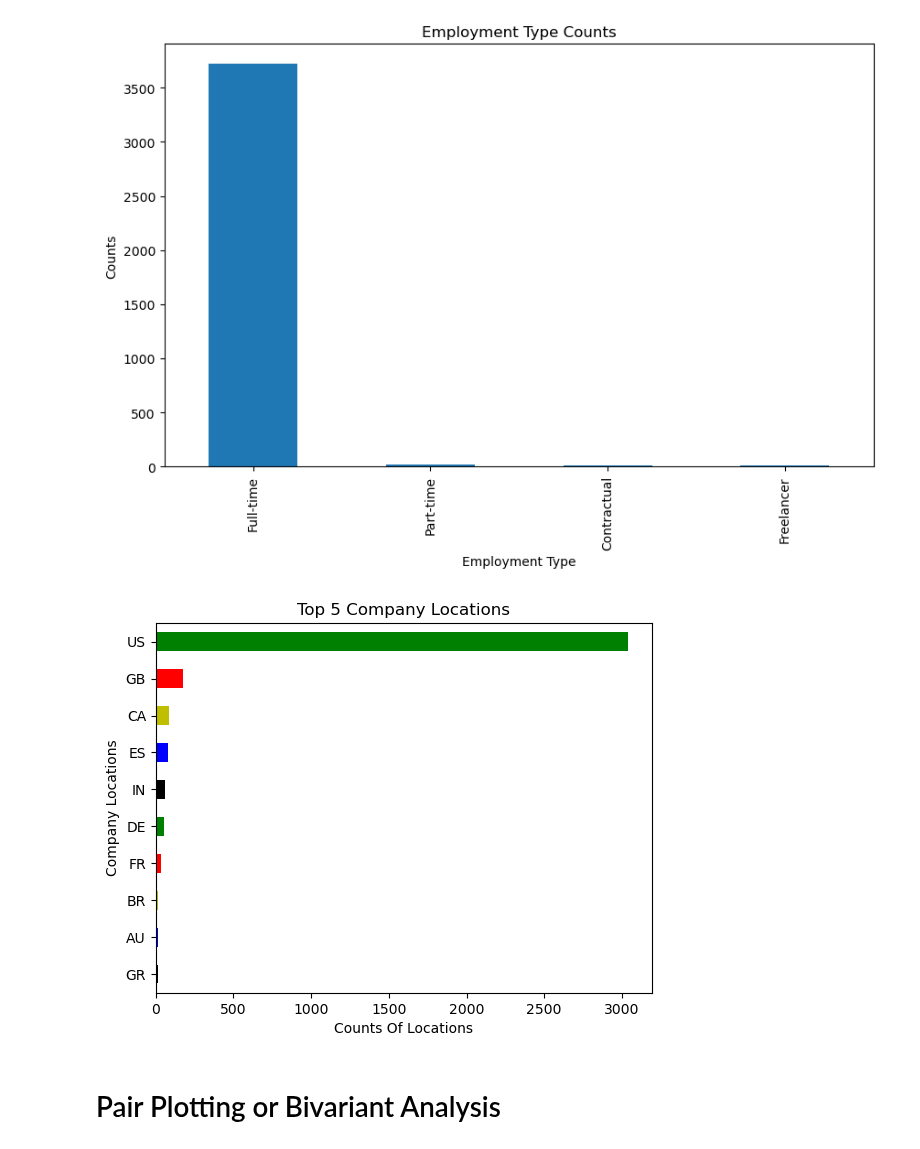
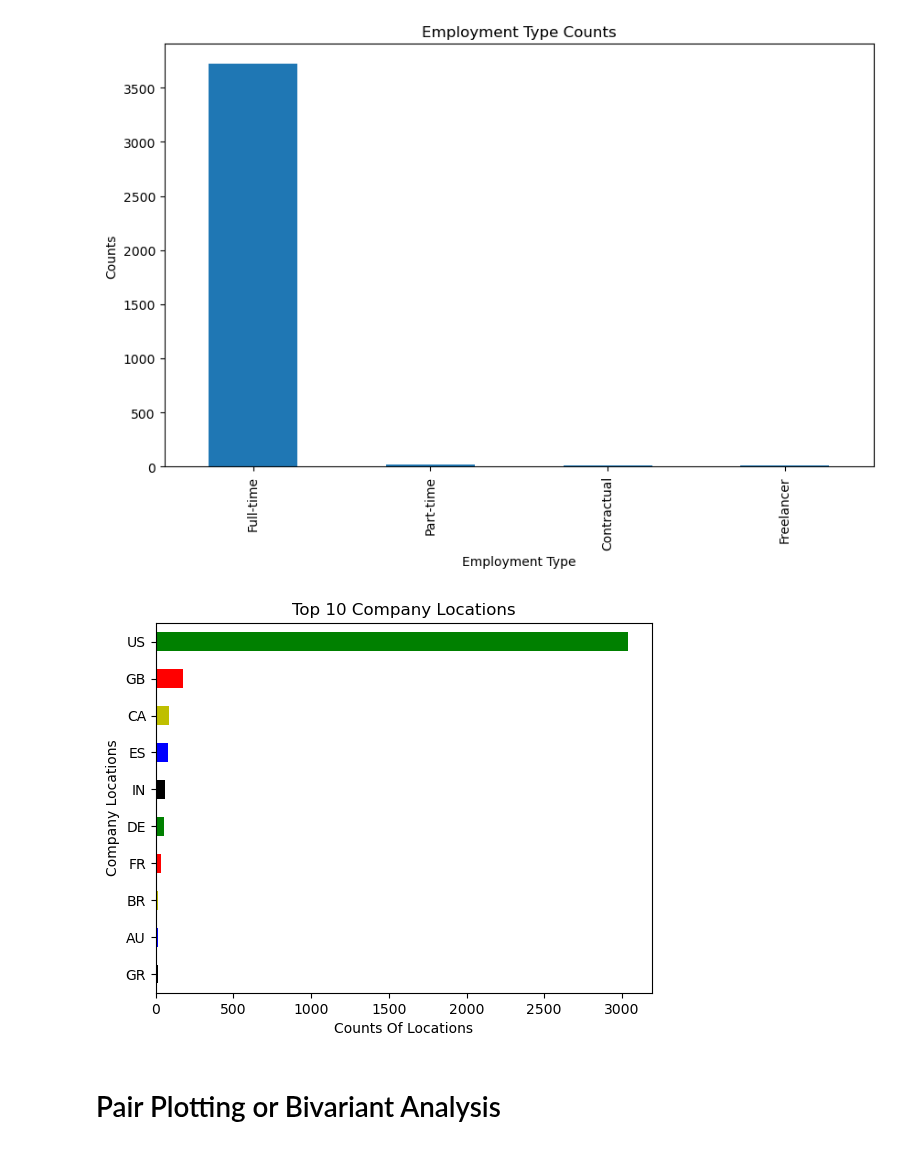
Before and after one commit to garimac12/project_acai, a Jupyter notebook: Project_NN.ipynb, the cells around one changed output. Saved outputs shown, nothing was run; the diff lists cells and outputs as text; code cells hidden in the pictures.

```diff
--- a/Project_NN.ipynb
+++ b/Project_NN.ipynb
@@ -154,15 +154,15 @@ top10_company_locations= company_locations_counts.head(10)
 # %%
 #Top 10 company loations
 top10_company_locations.plot(
     kind="barh",
     color=["g","r","y","b","k"],
-    title="Top 5 Company Locations",
+    title="Top 10 Company Locations",
     xlabel = "Counts Of Locations",
     ylabel ="Company Locations",
 
 ).invert_yaxis()
 # %% [output]
-[figure, old version]
+[figure, new version]
 # %% [markdown]
 # Pair Plotting or Bivariant Analysis
 # %%
```
